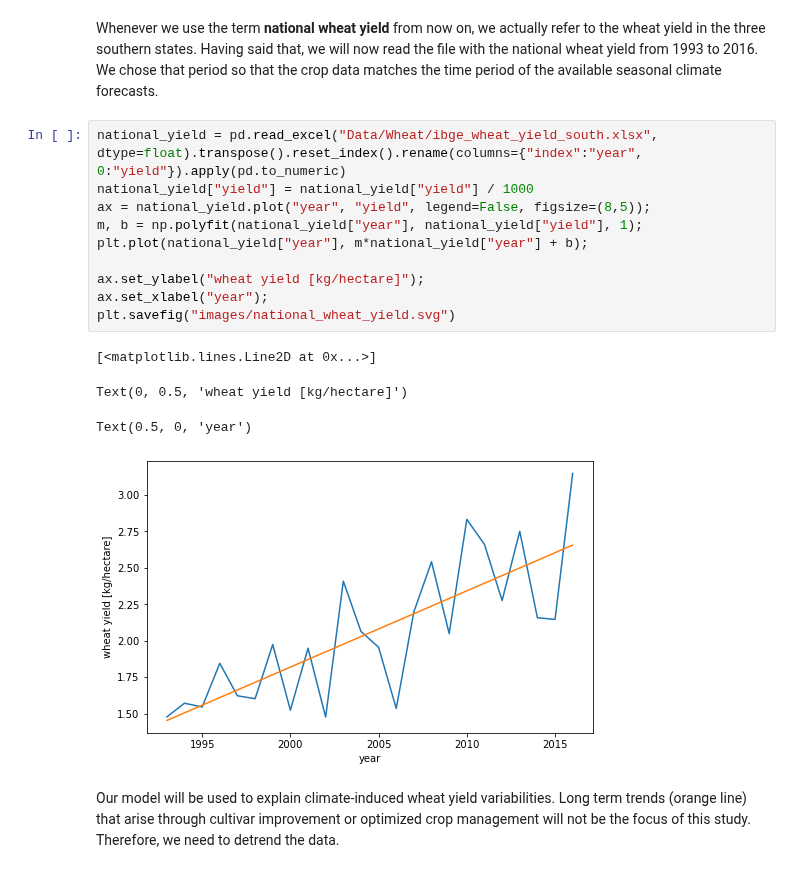
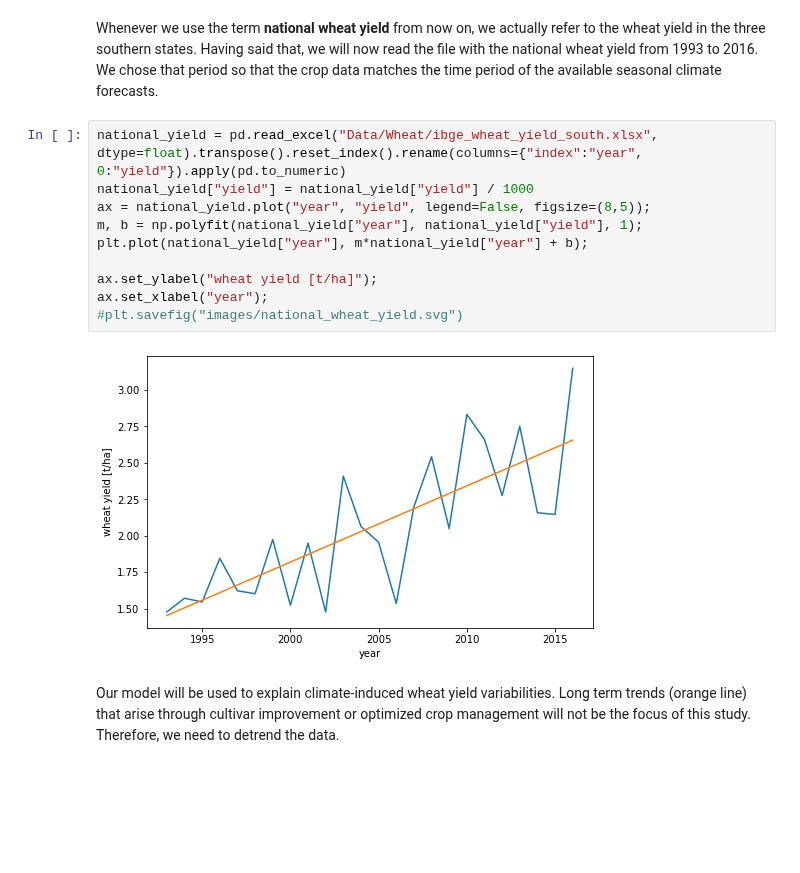
Before and after one commit to mzachow/wheat-yield-forecast-brazil, a Jupyter notebook: prepare_wheat_data.ipynb, the cells around one changed output. Drawn from its saved outputs; the diff is of its cells as text; blank space fills up the shorter version.

```diff
--- a/prepare_wheat_data.ipynb
+++ b/prepare_wheat_data.ipynb
@@ -30,18 +27,15 @@ Whenever we use the term **national wheat yield** from now on, we actually refer
 # %%
 national_yield = pd.read_excel("Data/Wheat/ibge_wheat_yield_south.xlsx", dtype=float).transpose().reset_index().rename(columns={"index":"year", 0:"yield"}).apply(pd.to_numeric)
 national_yield["yield"] = national_yield["yield"] / 1000
 ax = national_yield.plot("year", "yield", legend=False, figsize=(8,5));
 m, b = np.polyfit(national_yield["year"], national_yield["yield"], 1);
 plt.plot(national_yield["year"], m*national_yield["year"] + b);
 
-ax.set_ylabel("wheat yield [kg/hectare]");
+ax.set_ylabel("wheat yield [t/ha]");
 ax.set_xlabel("year");
-plt.savefig("images/national_wheat_yield.svg")
+#plt.savefig("images/national_wheat_yield.svg")
 # %% [output]
-[<matplotlib.lines.Line2D at 0x...>]
-Text(0, 0.5, 'wheat yield [kg/hectare]')
-Text(0.5, 0, 'year')
-[figure, old version]
+[figure, new version]
 # %% [markdown]
 Our model will be used to explain climate-induced wheat yield variabilities. Long term trends (orange line) that arise through cultivar improvement or optimized crop management will not be the focus of this study. Therefore, we need to detrend the data.
 # %% [markdown]
```
Also changed, not shown: parts of 10 cells of this notebook, 3 other files.
